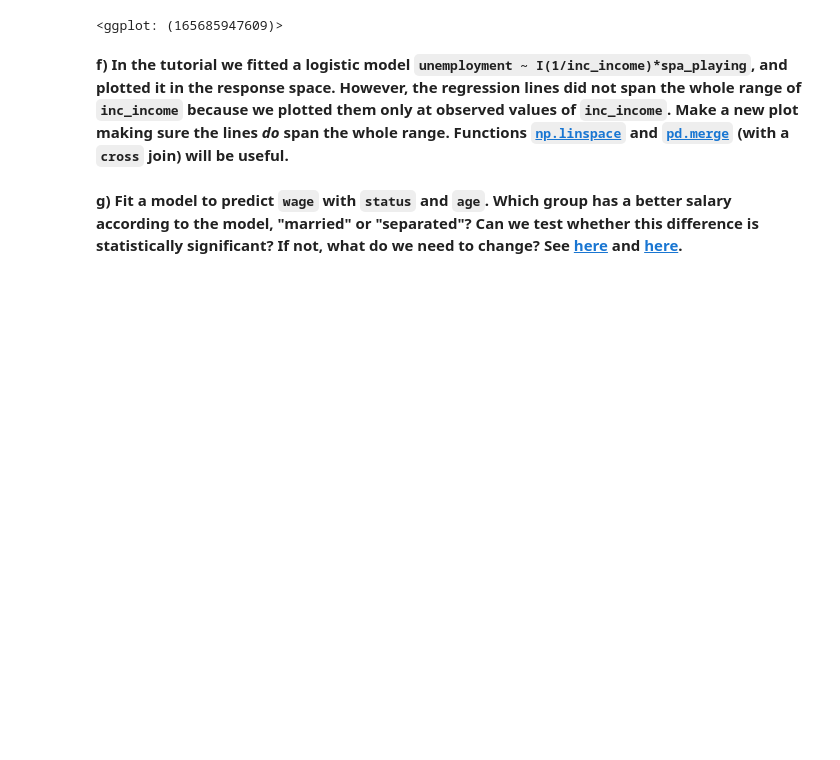
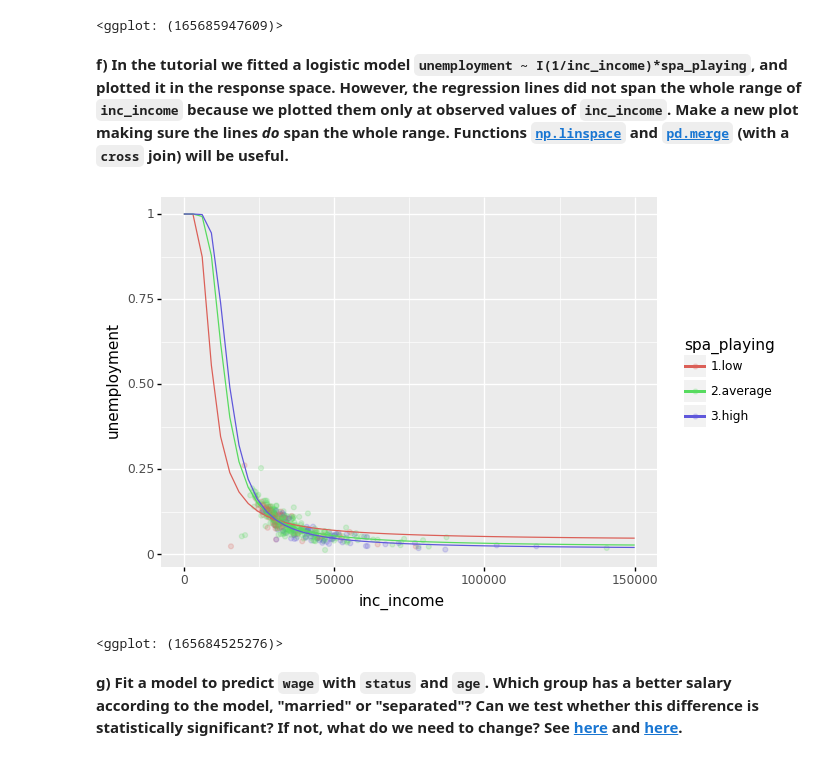
Before and after one commit to Gogonemnem/tu-delft-assignments, a Jupyter notebook: assignment4/regression.exercises_b.ipynb, the cells around one changed output. Cells and saved outputs as stored; diff of their text form; code cells hidden in the pictures; blank space fills up the shorter version.

```diff
--- a/assignment4/regression.exercises_b.ipynb
+++ b/assignment4/regression.exercises_b.ipynb
@@ -196,6 +196,25 @@ ggplot(d, aes('inc_gini', 'unemployment_link')) +\
 <ggplot: (165685947609)>
 # %% [markdown]
 **f) In the tutorial we fitted a logistic model `unemployment ~ I(1/inc_income)*spa_playing`, and plotted it in the response space. However, the regression lines did not span the whole range of `inc_income` because we plotted them only at observed values of `inc_income`. Make a new plot making sure the lines _do_ span the whole range. Functions [`np.linspace`](https://numpy.org/doc/stable/reference/generated/numpy.linspace.html) and [`pd.merge`](https://pandas.pydata.org/docs/reference/api/pandas.DataFrame.merge.html) (with a `cross` join) will be useful.**
+# %%
+m = smf.glm('unemployment ~ I(1/inc_income)*spa_playing', ams, family = sm.families.Binomial()).fit()
+m.summary()
+d = ams.assign(_resid = m.resid_response, _fitted = m.fittedvalues, \
+               _resid_link = m.resid_deviance, _fitted_link = m.family.link(m.fittedvalues))
+
+
+incomes = pd.Series(np.linspace(1, 150_000), name='inc_income')
+spas = pd.Series(['1.low', '2.average', '3.high'], name='spa_playing')
+vals = pd.merge(incomes, spas, 'cross')
+vals = vals.assign(predictions = m.predict(vals))
+
+
+ggplot(d, aes('inc_income', 'unemployment', color = 'spa_playing')) +\
+  geom_point(alpha = .2) +\
+  geom_line(aes(x = 'inc_income', y = 'predictions'), data=vals)
+# %% [output]
+[figure, added]
+<ggplot: (165684525276)>
 # %% [markdown]
 **g) Fit a model to predict `wage` with `status` and `age`. Which group has a better salary according to the model, "married" or "separated"? Can we test whether this difference is statistically significant? If not, what do we need to change? See [here](https://www.statsmodels.org/stable/contrasts.html#treatment-dummy-coding) and [here](https://patsy.readthedocs.io/en/latest/API-reference.html#patsy.Treatment).**
 # %% [markdown]
```
